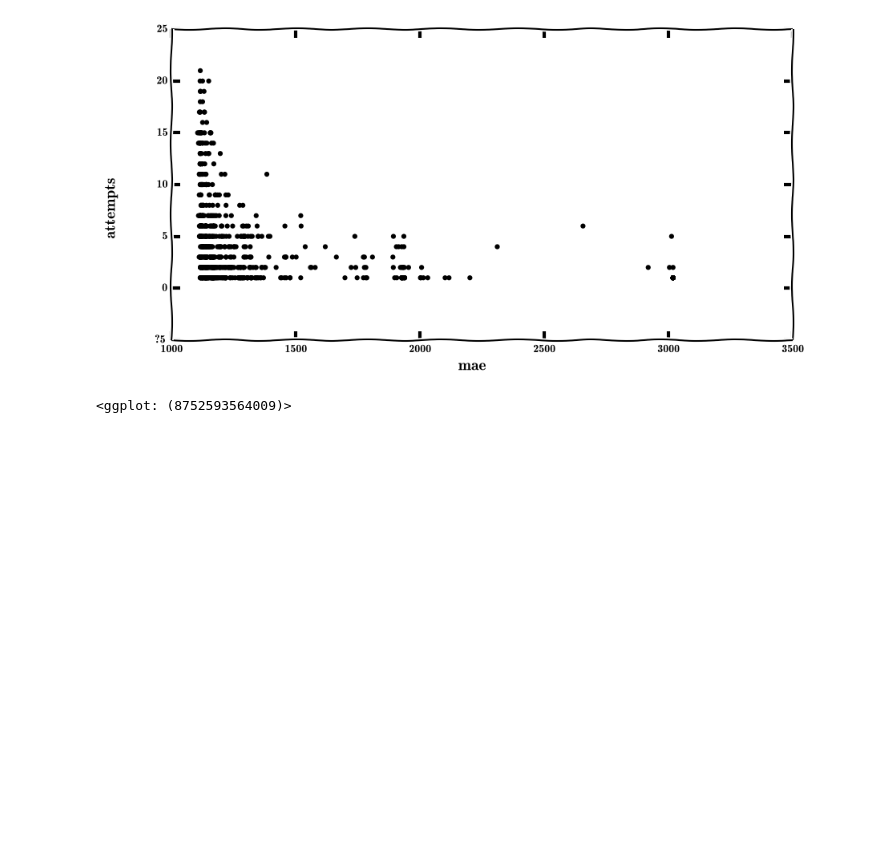
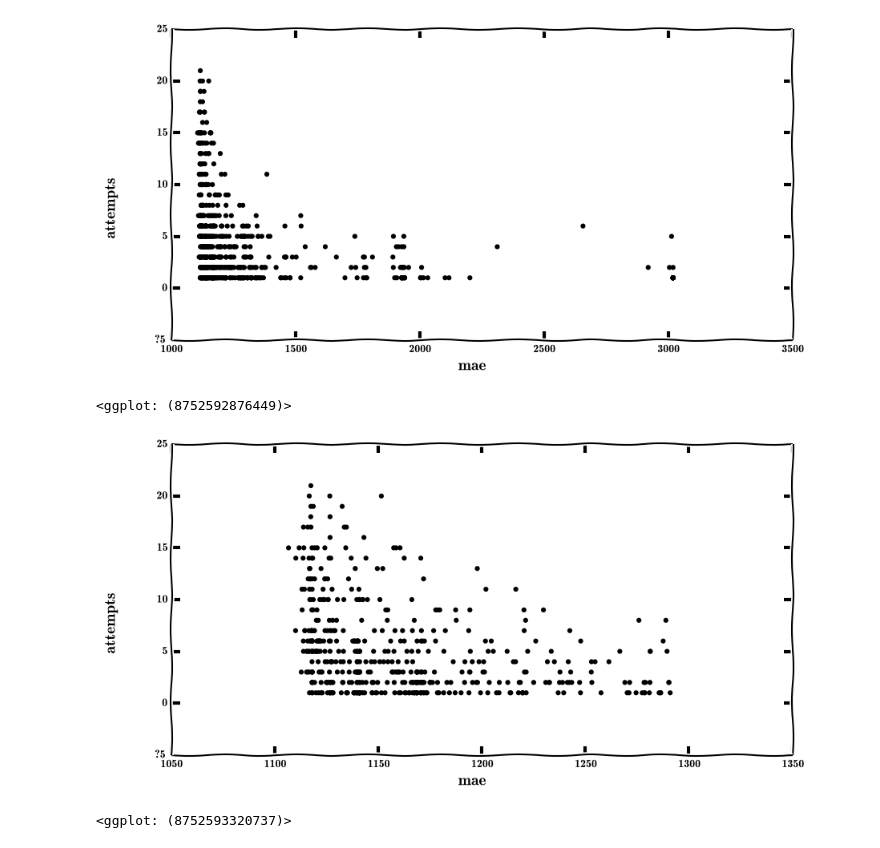
Before and after one commit to myurasov/Kaggle-Allstate, a Jupyter notebook: attempts-vs-mae.ipynb, the cells around one changed output. Drawn from its saved outputs; the diff is of its cells as text; code cells hidden in the pictures; blank space fills up the shorter version.

```diff
--- a/attempts-vs-mae.ipynb
+++ b/attempts-vs-mae.ipynb
@@ -5,7 +7,12 @@ import matplotlib as mpl
 # %%
-mpl.rcParams["figure.figsize"] = "10, 5"
-ggplot(aes(x='mae', y='attempts'), data=pd.read_csv('allstate.csv')) \
+ggplot(aes(x='mae', y='attempts'), data=pd.read_csv('allstate.csv').head(1000)) \
     + geom_point() + theme_xkcd()
 # %% [output]
 [figure]
-<ggplot: (8752593564009)>
+<ggplot: (8752592876449)>
+# %%
+ggplot(aes(x='mae', y='attempts'), data=pd.read_csv('allstate.csv').head(500)) \
+    + geom_point() + theme_xkcd()
+# %% [output]
+[figure, added]
+<ggplot: (8752593320737)>
```
Also changed, not shown: parts of 2 cells of this notebook.
